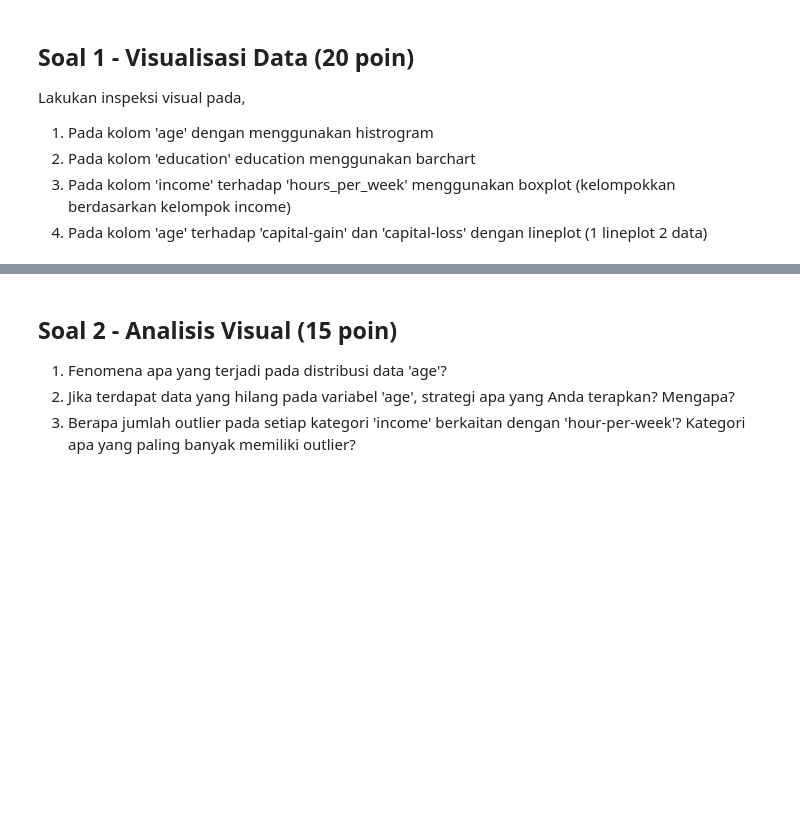
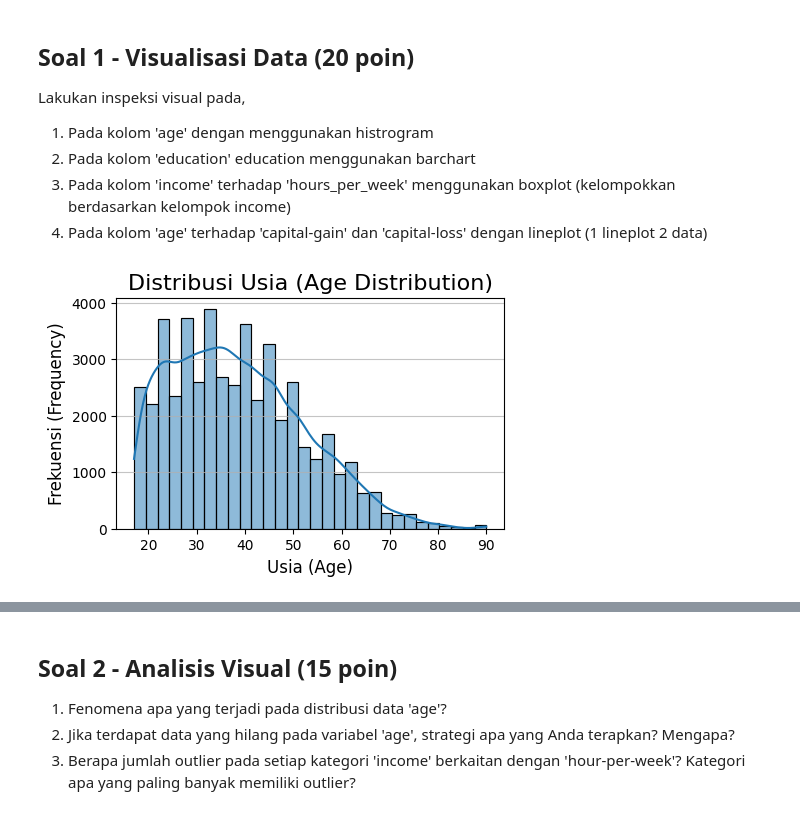
Before and after one commit to a6iyyu/MachineLearning_3F_23, a Jupyter notebook: Q1/KUIS1_2341720115_Rafi Abiyyu Airlangga.ipynb, the cells around one changed output, grey strips where cells are left out. Drawn from its saved outputs; the diff is of its cells as text; code cells hidden in the pictures; blank space fills up the shorter version.

```diff
--- a/Q1/KUIS1_2341720115_Rafi Abiyyu Airlangga.ipynb
+++ b/Q1/KUIS1_2341720115_Rafi Abiyyu Airlangga.ipynb
@@ -86,0 +100,21 @@ adult_income.metadata
+# %%
+# Jawab Soal 2
+# Kerjakan pada cell ini
+# Anda diperbolehkan menambah cell jika diperlukan
+
+# Lakukan imputasi pada kolom dengan nilai yang hilang
+# 'workclass'
+workclass_mode = df_cleaned['workclass'].mode()[0]
+df_cleaned['workclass'].fillna(workclass_mode, inplace=True)
+
+# 'occupation'
+occupation_mode = df_cleaned['occupation'].mode()[0]
+df_cleaned['occupation'].fillna(occupation_mode, inplace=True)
+
+# 'native-country'
+native_country_mode = df_cleaned['native-country'].mode()[0]
+df_cleaned['native-country'].fillna(native_country_mode, inplace=True)
+
+# Cek kembali apakah masih ada nilai yang hilang
+print("Pengecekan nilai yang hilang setelah imputasi:")
+print(df_cleaned.isnull().sum())
@@ -93,0 +160,15 @@ Inspeksi semua fitur kualitatif. Jika terdapat value yang **tidak sesuai**, **ga
+# %%
+# Jawab Soal 3
+# Kerjakan pada cell ini
+# Anda diperbolehkan menambah cell jika diperlukan
+
+# Inspeksi nilai unik pada kolom 'income' sebelum dibersihkan
+print("Nilai unik pada kolom 'income' SEBELUM pembersihan:")
+print(df_cleaned['income'].unique())
+
+# Lakukan penyesuaian pada nilai yang salah tulis
+df_cleaned['income'] = df_cleaned['income'].replace({'>50K.': '>50K', '<=50K.': '<=50K'})
+
+# Inspeksi kembali nilai unik untuk memastikan sudah benar
+print("\nNilai unik pada kolom 'income' SETELAH pembersihan:")
+print(df_cleaned['income'].unique())
@@ -110,0 +190,11 @@ Lakukan inspeksi visual pada,
+# %%
+# Jawab 1.1 - Histrogram
+plt.figure(figsize=(5, 3))
+sns.histplot(df_cleaned['age'], bins=30, kde=True)
+plt.title('Distribusi Usia (Age Distribution)', fontsize=16)
+plt.xlabel('Usia (Age)', fontsize=12)
+plt.ylabel('Frekuensi (Frequency)', fontsize=12)
+plt.grid(axis='y', alpha=0.75)
+plt.show()
+# %% [output]
+[figure, added]
```
Also changed, not shown: parts of 31 cells of this notebook.
